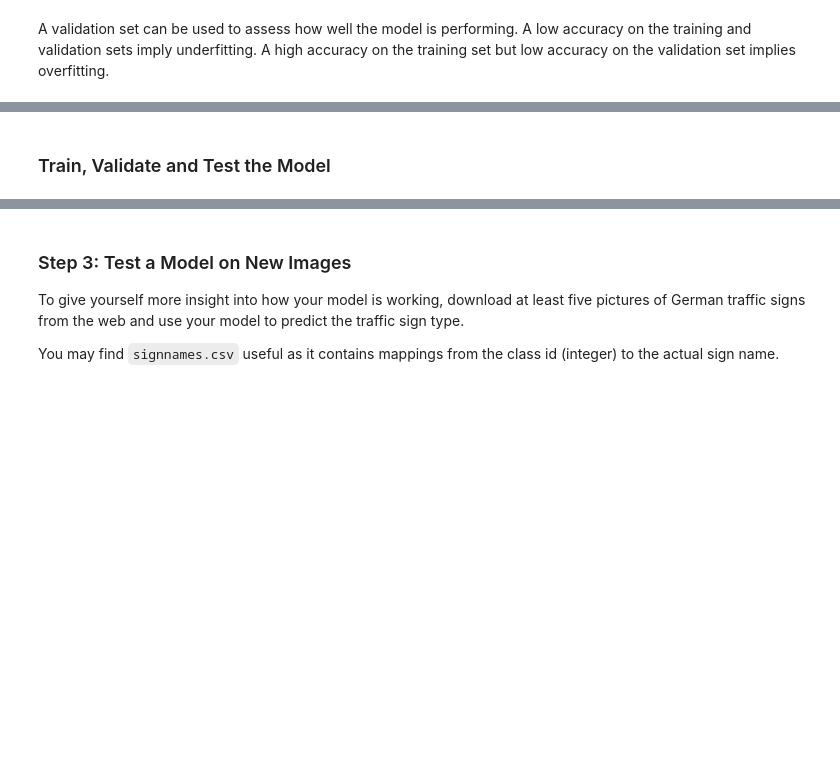
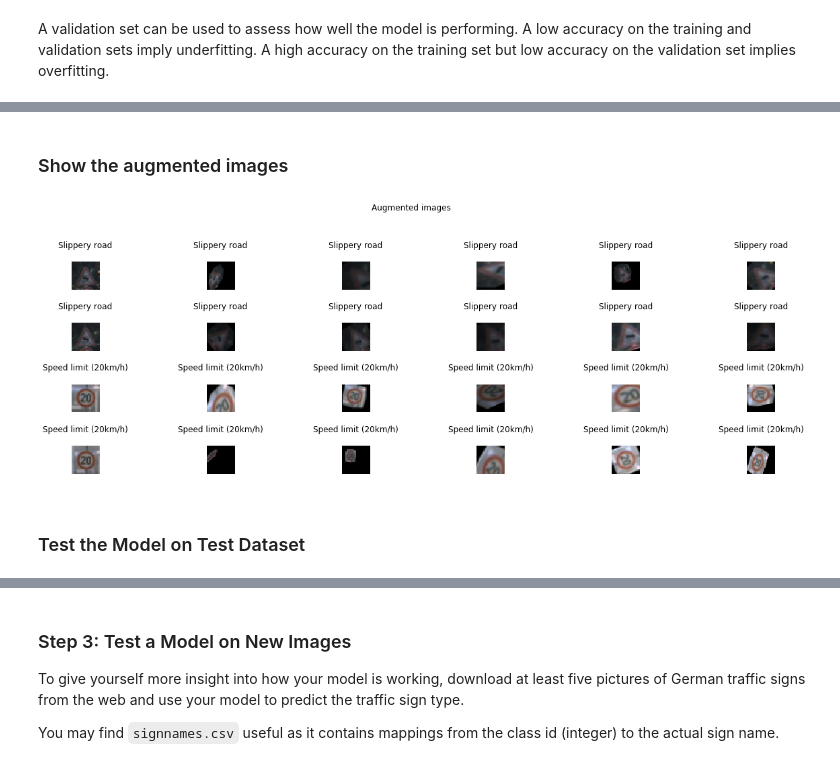
Before and after one commit to cristianku/CarND-Traffic-Sign-Classifier-Project, a Jupyter notebook: Traffic_Sign_Classifier.ipynb, the cells around one changed output, grey strips where cells are left out. Cells and saved outputs as stored; diff of their text form; code cells hidden in the pictures; blank space fills up the shorter version.

```diff
--- a/Traffic_Sign_Classifier.ipynb
+++ b/Traffic_Sign_Classifier.ipynb
@@ -413,2 +543,34 @@ KeyboardInterrupt:
+# %% [markdown]
+### Show the augmented images
+# %%
+### Data exploration visualization code goes here.
+### Feel free to use as many code cells as needed.
+import random
+import numpy as np
+import matplotlib.pyplot as plt
+# Visualizations will be shown in the notebook.
+%matplotlib inline
+
+plt.figure(figsize=(20, 15))
+i = 0
+for i, image in enumerate(X_train_new[1:10]) :
+    plt.subplot(10, 6, i+1)
+    plt.axis('off')
+    class_name = signnames[y_train_new[i],1]
+    plt.title(class_name[0:20] + '\n' +class_name[20:] )
+    plt.imshow(image)
+
+left  = 0.125  # the left side of the subplots of the figure
+right = 0.9    # the right side of the subplots of the figure
+bottom = 0.1   # the bottom of the subplots of the figure
+top = 0.9      # the top of the subplots of the figure
+wspace = 0.8   # the amount of width reserved for blank space between subplots
+hspace = 1.2   # the amount of height reserved for white space between subplots
+
+plt.subplots_adjust(left=left, bottom=bottom, right=right, top=top, wspace=wspace, hspace=hspace)
+plt.suptitle('Augmented images')
+plt.show()
+# %% [output]
+[figure, added]
 # %% [markdown]
-### Train, Validate and Test the Model
+### Test the Model on Test Dataset
```
Also changed, not shown: parts of 23 cells of this notebook, 4 other files.
